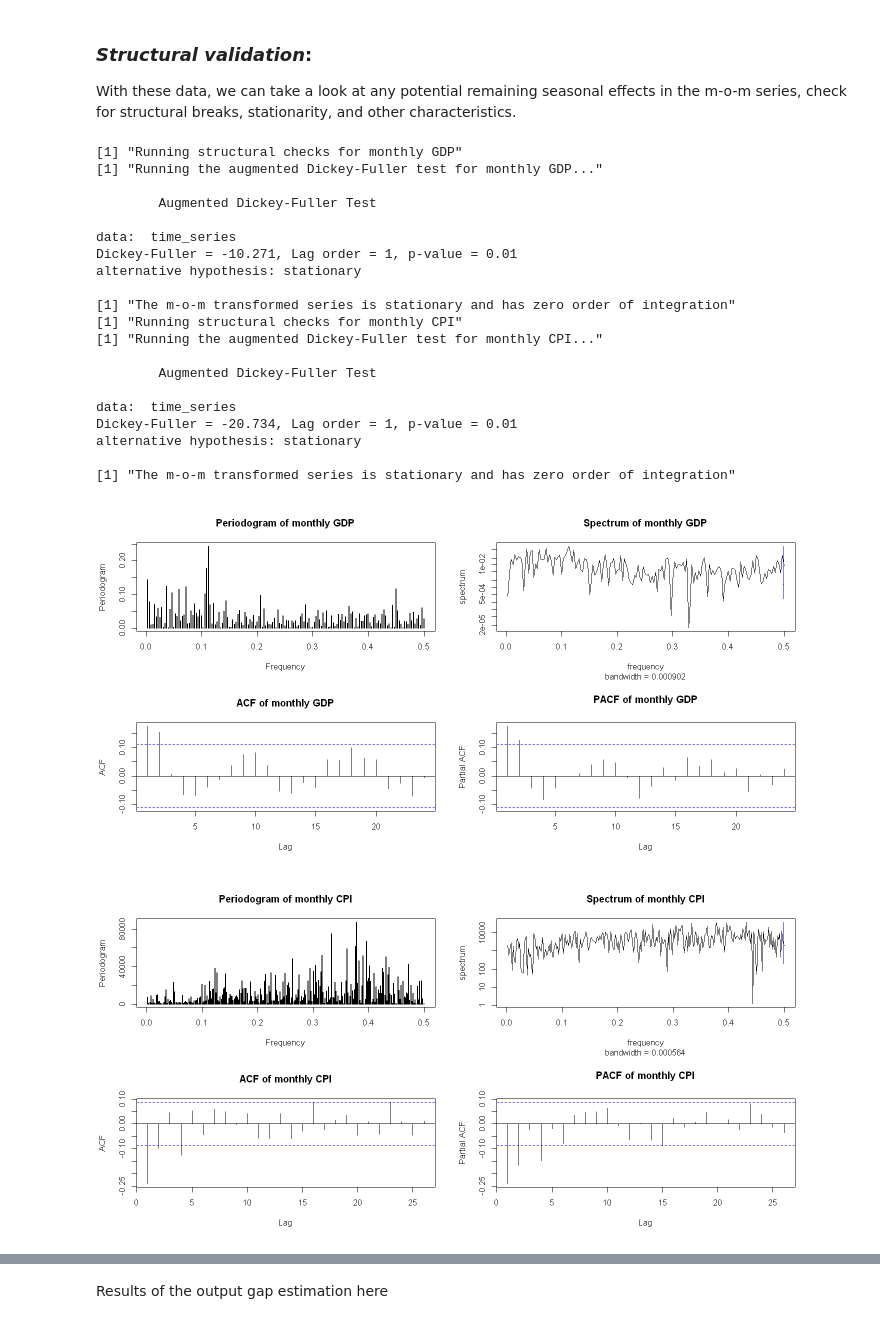
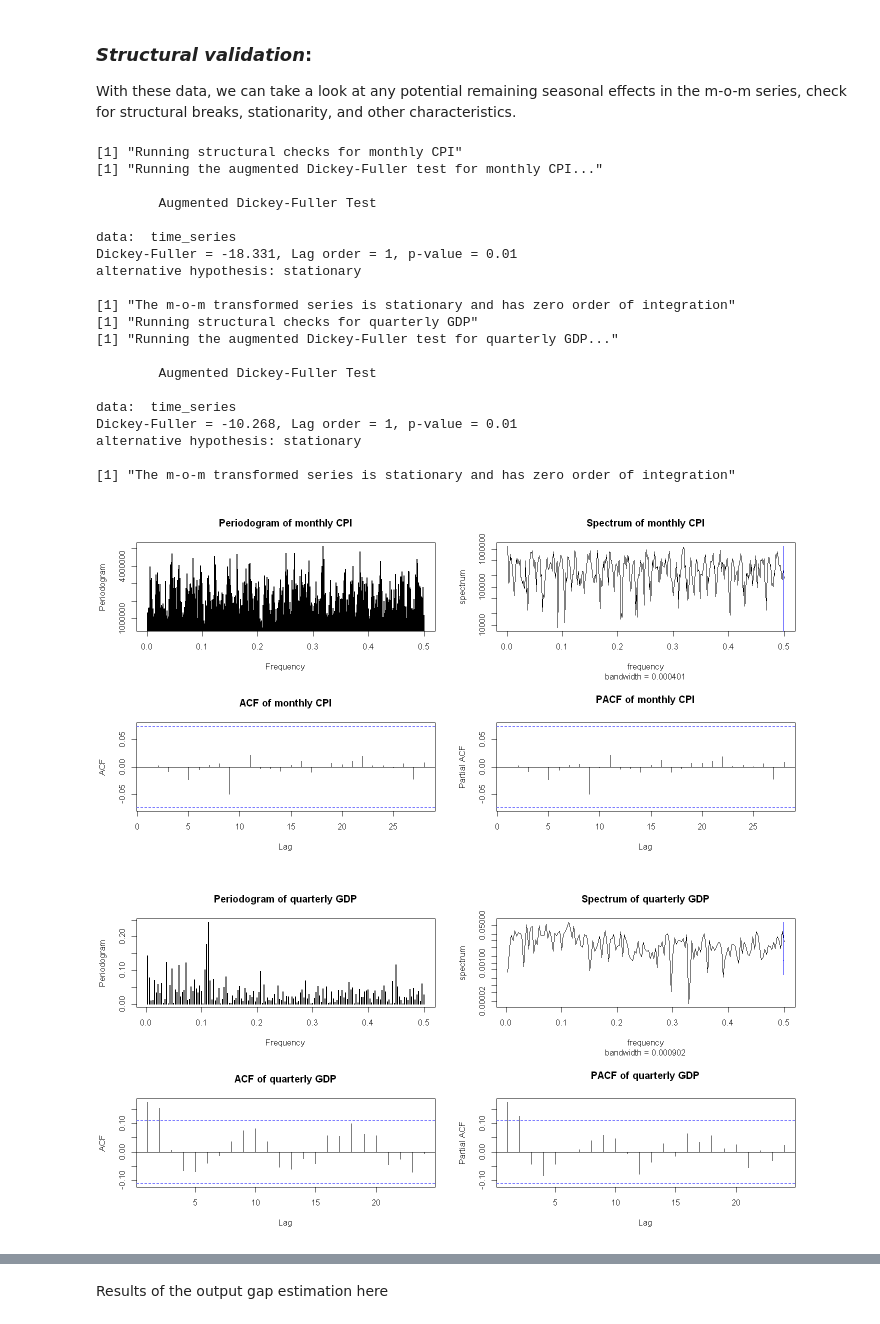
Before and after one commit to PetrCala/macro_tools_term_paper, a Jupyter notebook: code/cala_termpaper_main.ipynb, the cells around one changed output, grey strips where cells are left out. Drawn from its saved outputs; the diff is of its cells as text; code cells hidden in the pictures.

Commit message:
Overhauled perc change calculation, added ARIMA, need to adjust CPI data

```diff
--- a/code/cala_termpaper_main.ipynb
+++ b/code/cala_termpaper_main.ipynb
@@ -86,9 +85,9 @@ We transform the data according to the instructions. Most comments are provided
 
 Also, the CPI data comes in the log form as is, so there is no need to transform it, as it had already been done for us by the data provider.
 # %%
-### 1. + 2.
+### 1.
 gdp_quarterly <- handleSeasonality(log(us_gdp_data), "GDP")
-cpi_monthly <- handleSeasonality(us_cpi_data, "CPI")
+cpi_quarterly <- handleSeasonality(us_cpi_data, "CPI")
 # %% [output]
 [figure]
 [figure]
@@ -141,0 +118,25 @@ print('Data transformation complete.')
+# %%
+### 3.
+print('Transforming data...')
+# Transform the series back into xts for easier handling
+gdp_dates <- index(us_gdp_data)
+gdp_source <- xts(gdp_quarterly, order.by = gdp_dates) # Quarterly GDP
+colnames(gdp_source) <- "GDP"
+
+cpi_dates <- index(us_cpi_data) # Use original dates
+cpi_source <- xts(cpi_monthly, order.by = cpi_dates) # Monthly CPI
+colnames(cpi_source) <- "CPI"
+
+## Period-over-period percentage changes
+gdp_pop_change <- getPercentageChanges(gdp_source, "P-O-P GDP returns", look_back = 1) # Quarterly returns
+cpi_pop_change <- getPercentageChanges(cpi_source, "P-O-P CPI returns", look_back = 1) # Monthly returns
+
+# ## Calculate month-to-month changes
+# # Impossible for GDP due to lack of data
+cpi_mom_change <- cpi_pop_change
+
+# ## Year-over-year percentage changes
+gdp_yoy_change <- getPercentageChanges(gdp_source, "Y-O-Y GDP returns", look_back = 4)
+cpi_yoy_change <- getPercentageChanges(cpi_source, "Y-O-Y CPI returns", look_back = 12)
+
+print('Data transformation complete.')
@@ -146,31 +150,31 @@ With these data, we can take a look at any potential remaining seasonal effects
 # %%
 # Run various structural checks using a compact function (for details see the source R script)
 par(mfrow=c(2,2))
-runStructuralChecks(gdp_mom_change, "monthly GDP")
 runStructuralChecks(cpi_mom_change, "monthly CPI")
+runStructuralChecks(gdp_pop_change, "quarterly GDP")
 # %% [output]
-[1] "Running structural checks for monthly GDP"
-[1] "Running the augmented Dickey-Fuller test for monthly GDP..."
-
-        Augmented Dickey-Fuller Test
-
-data:  time_series
-Dickey-Fuller = -10.271, Lag order = 1, p-value = 0.01
-alternative hypothesis: stationary
-
-[1] "The m-o-m transformed series is stationary and has zero order of integration"
 [1] "Running structural checks for monthly CPI"
 [1] "Running the augmented Dickey-Fuller test for monthly CPI..."
 
         Augmented Dickey-Fuller Test
 
 data:  time_series
-Dickey-Fuller = -20.734, Lag order = 1, p-value = 0.01
+Dickey-Fuller = -18.331, Lag order = 1, p-value = 0.01
 alternative hypothesis: stationary
 
 [1] "The m-o-m transformed series is stationary and has zero order of integration"
+[1] "Running structural checks for quarterly GDP"
+[1] "Running the augmented Dickey-Fuller test for quarterly GDP..."
+
+        Augmented Dickey-Fuller Test
+
+data:  time_series
+Dickey-Fuller = -10.268, Lag order = 1, p-value = 0.01
+alternative hypothesis: stationary
+
+[1] "The m-o-m transformed series is stationary and has zero order of integration"
-[figure, old version]
+[figure, new version]
-[figure, old version]
+[figure, new version]
 # %% [markdown]
 On previous results
 
```
Also changed, not shown: parts of 17 cells of this notebook, 1 other file.
